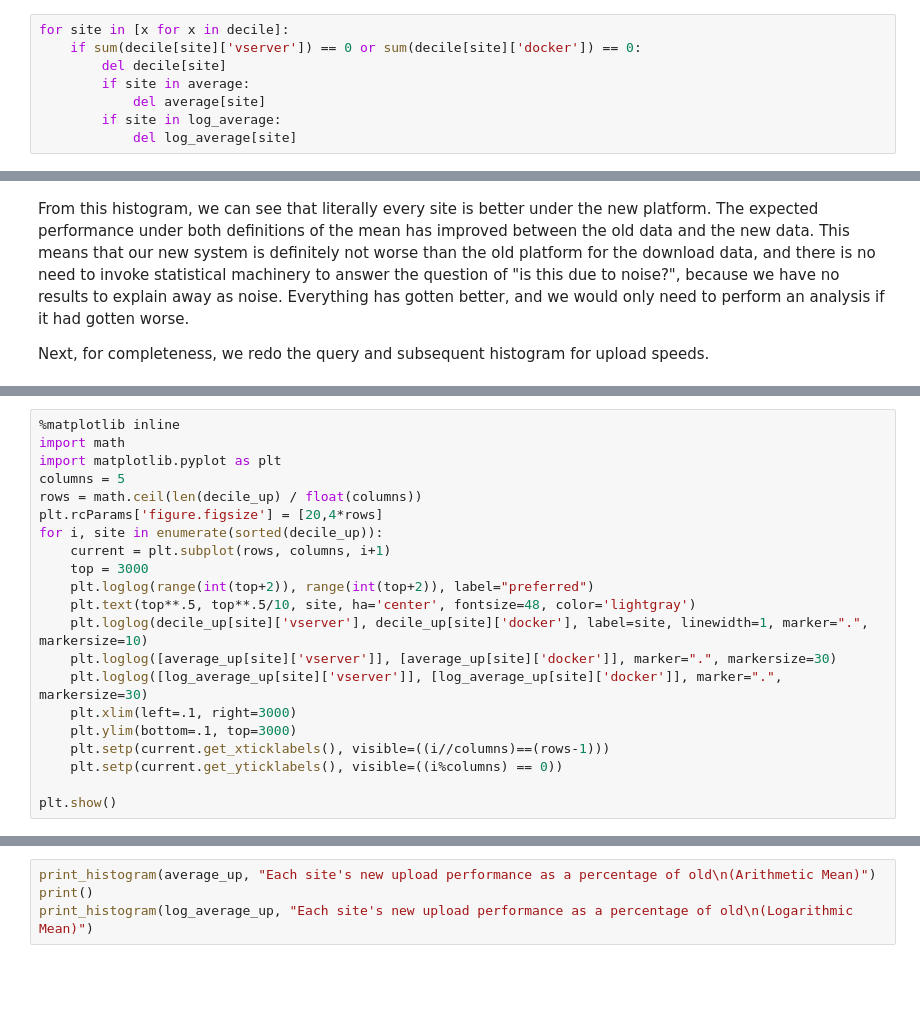
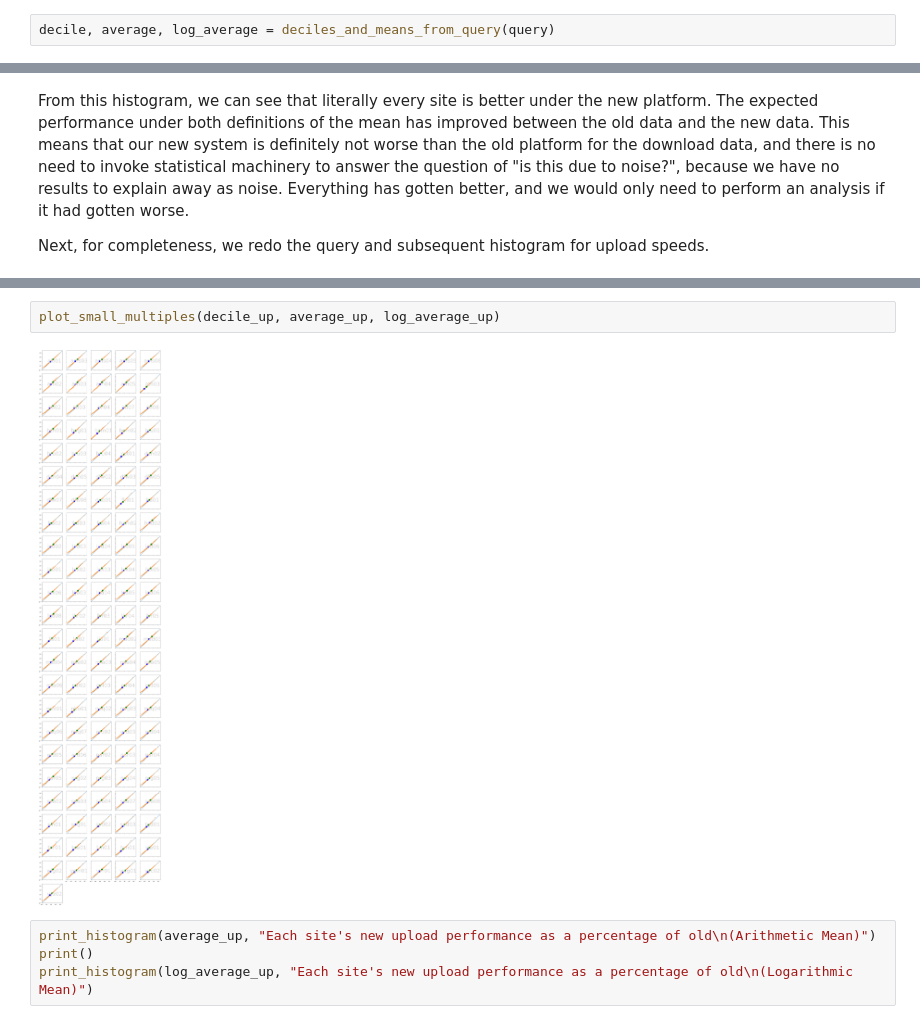
Before and after one commit to m-lab/website, a Jupyter notebook: notebooks/2019-10-14-pilot-assessment.ipynb, the cells around one changed output, grey strips where cells are left out. Saved outputs shown, nothing was run; the diff lists cells and outputs as text; blank space fills up the shorter version.

```diff
--- a/notebooks/2019-10-14-pilot-assessment.ipynb
+++ b/notebooks/2019-10-14-pilot-assessment.ipynb
@@ -148,10 +198,4 @@ for row in client.query(query):
-# %%
-for site in [x for x in decile]:
-    if sum(decile[site]['vserver']) == 0 or sum(decile[site]['docker']) == 0:
-        del decile[site]
-        if site in average:
-            del average[site]
-        if site in log_average:
-            del log_average[site]
+# %%
+decile, average, log_average = deciles_and_means_from_query(query)
 # %%
 %matplotlib inline
@@ -343,21 +415,0 @@ for site in [x for x in decile_up]:
-# %%
-%matplotlib inline
-import math
-import matplotlib.pyplot as plt
-columns = 5
-rows = math.ceil(len(decile_up) / float(columns))
-plt.rcParams['figure.figsize'] = [20,4*rows]
-for i, site in enumerate(sorted(decile_up)):
-    current = plt.subplot(rows, columns, i+1)
-    top = 3000
-    plt.loglog(range(int(top+2)), range(int(top+2)), label="preferred")
-    plt.text(top**.5, top**.5/10, site, ha='center', fontsize=48, color='lightgray')
-    plt.loglog(decile_up[site]['vserver'], decile_up[site]['docker'], label=site, linewidth=1, marker=".", markersize=10)
-    plt.loglog([average_up[site]['vserver']], [average_up[site]['docker']], marker=".", markersize=30)
-    plt.loglog([log_average_up[site]['vserver']], [log_average_up[site]['docker']], marker=".", markersize=30)
-    plt.xlim(left=.1, right=3000)
-    plt.ylim(bottom=.1, top=3000)
-    plt.setp(current.get_xticklabels(), visible=((i//columns)==(rows-1)))
-    plt.setp(current.get_yticklabels(), visible=((i%columns) == 0))
-
-plt.show()
@@ -366,3 +416,7 @@ plt.show()
+# %%
+plot_small_multiples(decile_up, average_up, log_average_up)
+# %% [output]
+[figure, added]
 # %%
 print_histogram(average_up, "Each site's new upload performance as a percentage of old\n(Arithmetic Mean)")
 print()
```
Also changed, not shown: parts of 13 cells of this notebook.
